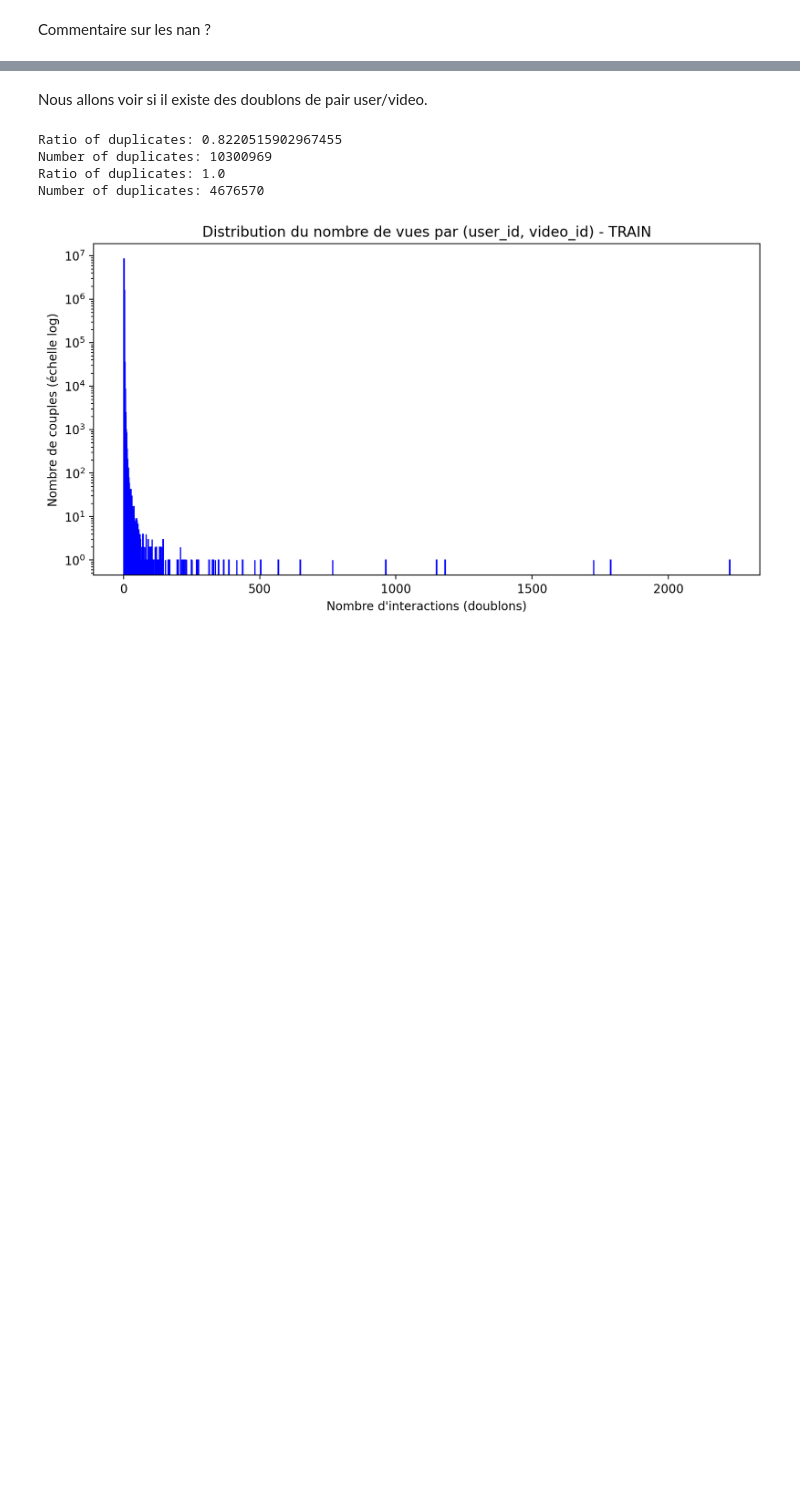
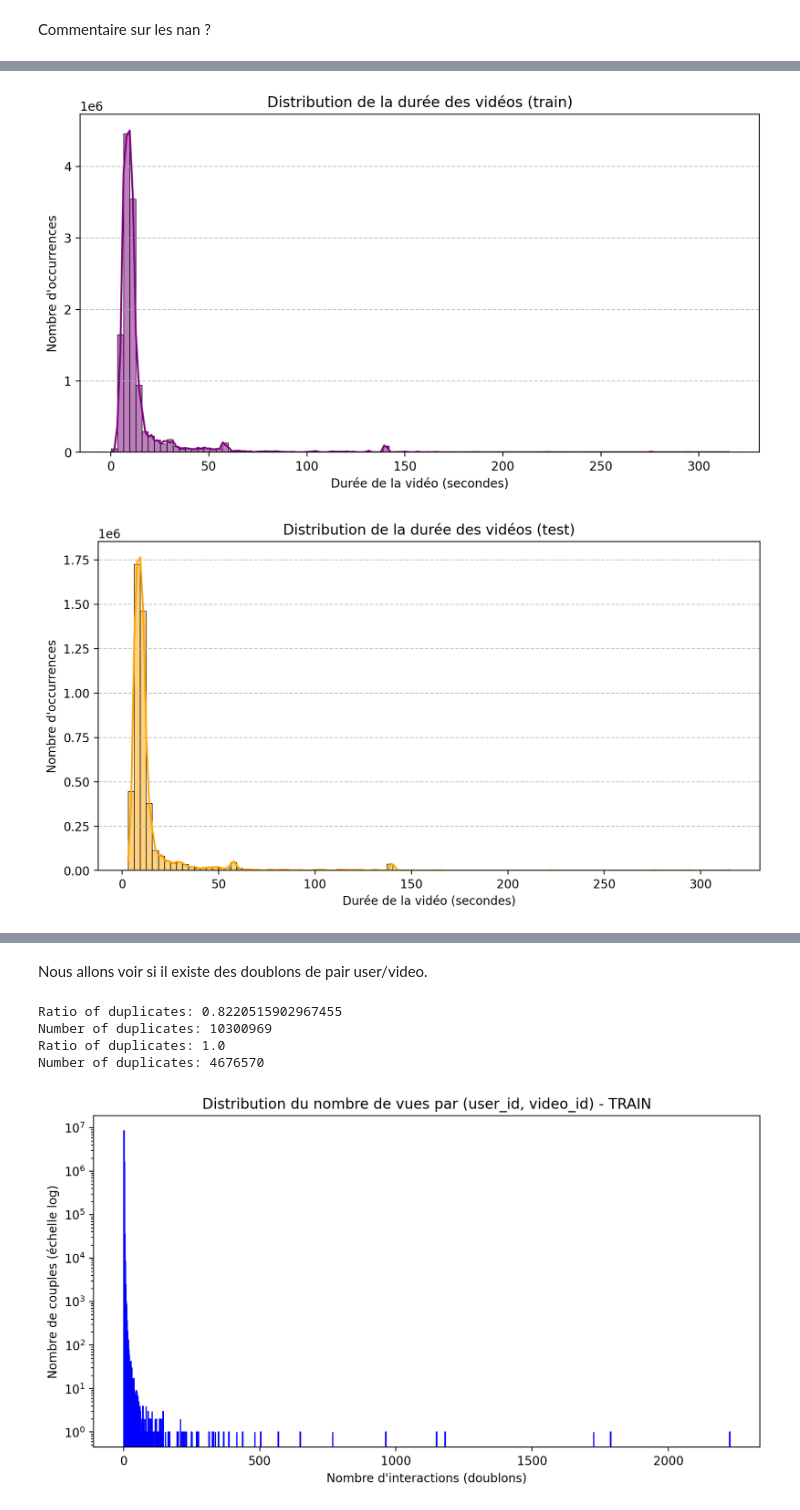
Before and after one commit to alexis-le-trung/FinalProject_2025_Alexis.LE-TRUNG, a Jupyter notebook: proposed_solution/submit.ipynb, the cells around one changed output, grey strips where cells are left out. Cells and saved outputs as stored; diff of their text form; code cells hidden in the pictures; blank space fills up the shorter version.

```diff
--- a/proposed_solution/submit.ipynb
+++ b/proposed_solution/submit.ipynb
@@ -56,0 +133,26 @@ Column: timestamp
+# %%
+interactions_train['video_duration'] =interactions_train['video_duration'] / 1000
+interactions_train['play_duration'] = interactions_train['play_duration'] / 1000
+interactions_test['play_duration'] = interactions_train['play_duration'] / 1000
+interactions_test['video_duration'] = interactions_test['video_duration'] / 1000
+# %%
+# Afficher la distribution de la durée des vidéos dans le train
+plt.figure(figsize=(10, 5))
+sns.histplot(interactions_train['video_duration'], bins=100, kde=True, color='purple')
+plt.title("Distribution de la durée des vidéos (train)")
+plt.xlabel("Durée de la vidéo (secondes)")
+plt.ylabel("Nombre d'occurrences")
+plt.grid(axis='y', linestyle='--', alpha=0.7)
+plt.show()
+
+# Afficher la distribution de la durée des vidéos dans le test
+plt.figure(figsize=(10, 5))
+sns.histplot(interactions_test['video_duration'], bins=100, kde=True, color='orange')
+plt.title("Distribution de la durée des vidéos (test)")
+plt.xlabel("Durée de la vidéo (secondes)")
+plt.ylabel("Nombre d'occurrences")
+plt.grid(axis='y', linestyle='--', alpha=0.7)
+plt.show()
+# %% [output]
+[figure, added]
+[figure, added]
```
Also changed, not shown: parts of 24 cells of this notebook.
